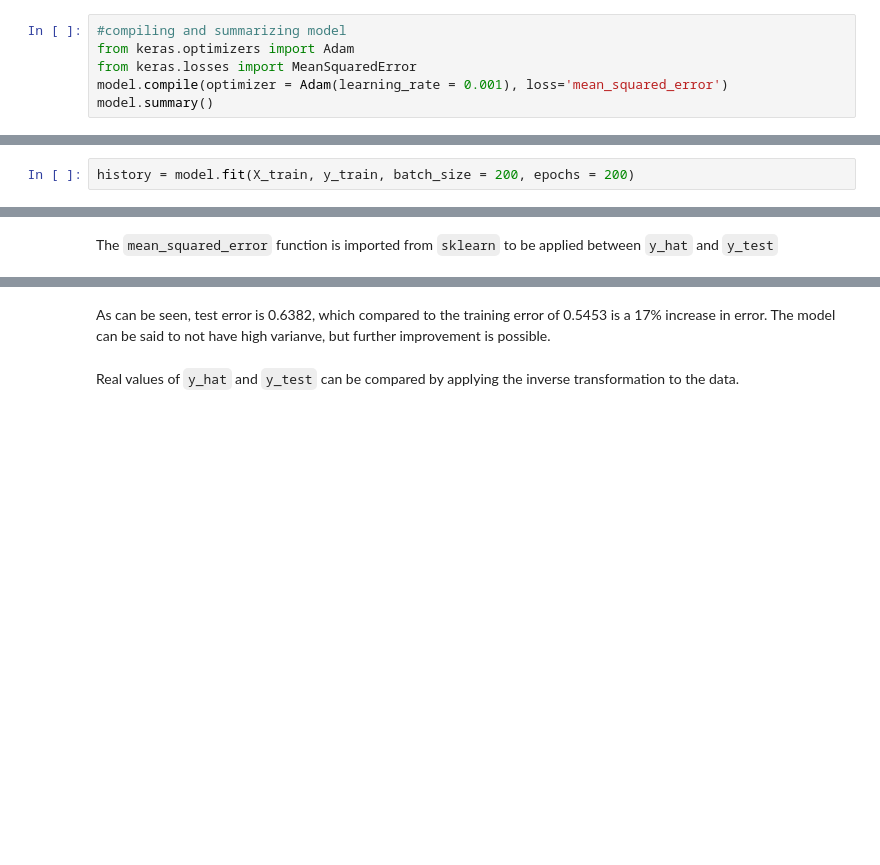
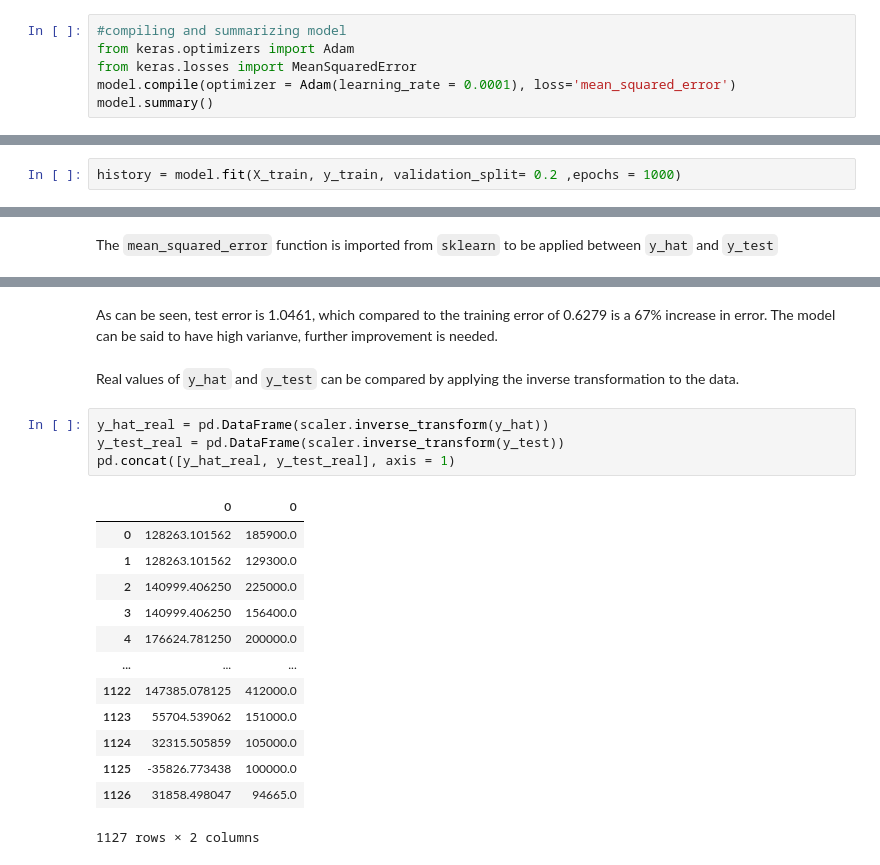
Before and after one commit to yousefmrashad/checkdata, a Jupyter notebook: checkdata.ipynb, the cells around one changed output, grey strips where cells are left out. Saved outputs shown, nothing was run; the diff lists cells and outputs as text; blank space fills up the shorter version.

Commit message:
Improvement to the model

```diff
--- a/checkdata.ipynb
+++ b/checkdata.ipynb
@@ -165,6 +188,6 @@ Model will use the `Adam`(adaptive moment estimation) optimization algorithm, an
 #compiling and summarizing model
 from keras.optimizers import Adam
 from keras.losses import MeanSquaredError
-model.compile(optimizer = Adam(learning_rate = 0.001), loss='mean_squared_error')
+model.compile(optimizer = Adam(learning_rate = 0.0001), loss='mean_squared_error')
 model.summary()
 # %% [output]
@@ -194,3 +213,3 @@ Now the model is ready to be fit to the data. It is run for a 200 `epochs`, and
 # %%
-history = model.fit(X_train, y_train, batch_size = 200, epochs = 200)
+history = model.fit(X_train, y_train, validation_split= 0.2 ,epochs = 1000)
 # %% [output]
@@ -230,4 +249,22 @@ mean_squared_error(y_pred = y_hat, y_true = y_test)
 # %% [markdown]
-As can be seen, test error is 0.6382, which compared to the training error of 0.5453 is a 17% increase in error. The model can be said to not have high varianve, but further improvement is possible.
+As can be seen, test error is 1.0461, which compared to the training error of 0.6279 is a 67% increase in error. The model can be said to have high varianve, further improvement is needed.
 # %% [markdown]
 Real values of `y_hat` and `y_test` can be compared by applying the inverse transformation to the data.
+# %%
+y_hat_real = pd.DataFrame(scaler.inverse_transform(y_hat))
+y_test_real = pd.DataFrame(scaler.inverse_transform(y_test))
+pd.concat([y_hat_real, y_test_real], axis = 1)
+# %% [output]
+|  | 0 | 0 |
+| 0 | 128263.101562 | 185900.0 |
+| 1 | 128263.101562 | 129300.0 |
+| 2 | 140999.406250 | 225000.0 |
+| 3 | 140999.406250 | 156400.0 |
+| 4 | 176624.781250 | 200000.0 |
+| ... | ... | ... |
+| 1122 | 147385.078125 | 412000.0 |
+| 1123 | 55704.539062 | 151000.0 |
+| 1124 | 32315.505859 | 105000.0 |
+| 1125 | -35826.773438 | 100000.0 |
+| 1126 | 31858.498047 | 94665.0 |
+1127 rows × 2 columns
```
Also changed, not shown: parts of 14 cells of this notebook.
